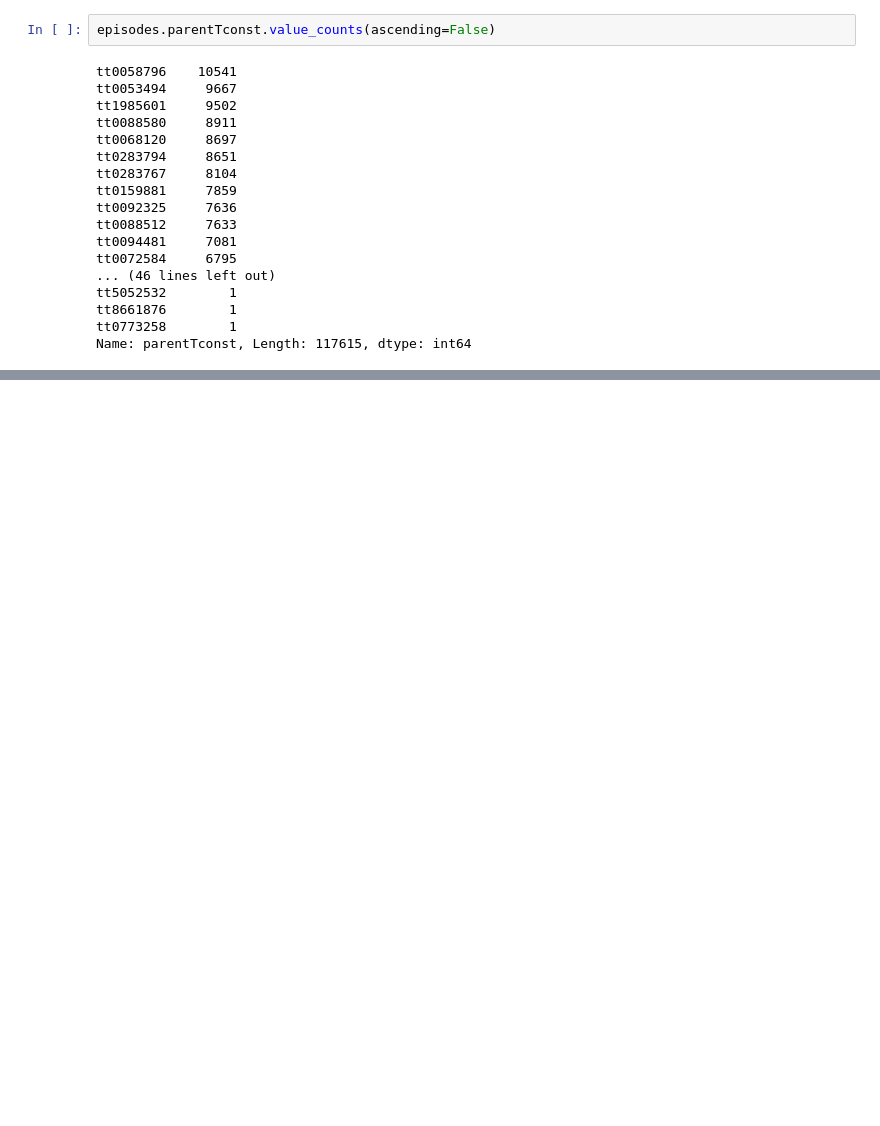
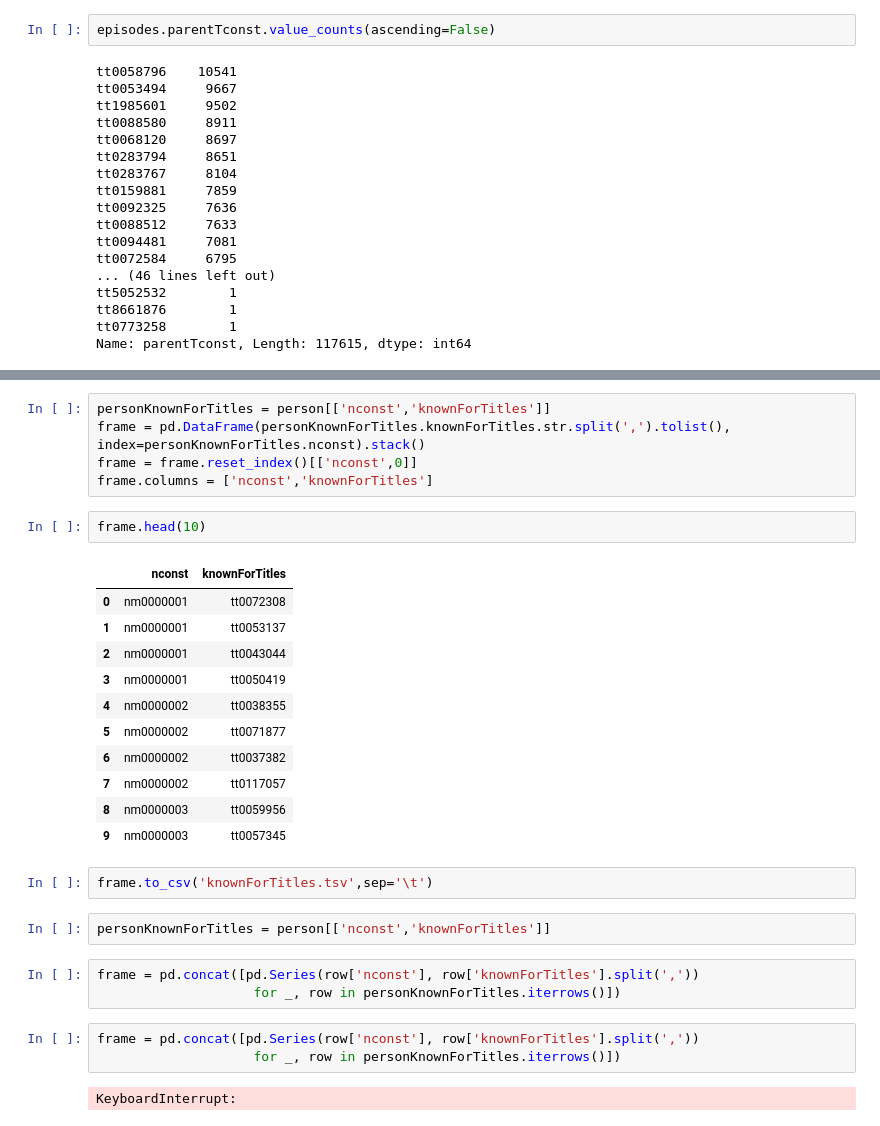
Before and after one commit to ketankokane94/CSCI_620_Data_Management_Project, a Jupyter notebook: dataAnalysisNotebook.ipynb, the cells around one changed output, grey strips where cells are left out. Cells and saved outputs as stored; diff of their text form; blank space fills up the shorter version.

Commit message:
added code to convert , seperated values in columns to rows

```diff
--- a/dataAnalysisNotebook.ipynb
+++ b/dataAnalysisNotebook.ipynb
@@ -453,0 +486,31 @@ Name: parentTconst, Length: 117615, dtype: int64
+# %%
+personKnownForTitles = person[['nconst','knownForTitles']]
+frame = pd.DataFrame(personKnownForTitles.knownForTitles.str.split(',').tolist(), index=personKnownForTitles.nconst).stack()
+frame = frame.reset_index()[['nconst',0]]
+frame.columns = ['nconst','knownForTitles']
+# %%
+frame.head(10)
+# %% [output]
+|  | nconst | knownForTitles |
+| 0 | nm0000001 | tt0072308 |
+| 1 | nm0000001 | tt0053137 |
+| 2 | nm0000001 | tt0043044 |
+| 3 | nm0000001 | tt0050419 |
+| 4 | nm0000002 | tt0038355 |
+| 5 | nm0000002 | tt0071877 |
+| 6 | nm0000002 | tt0037382 |
+| 7 | nm0000002 | tt0117057 |
+| 8 | nm0000003 | tt0059956 |
+| 9 | nm0000003 | tt0057345 |
+# %%
+frame.to_csv('knownForTitles.tsv',sep='\t')
+# %%
+personKnownForTitles = person[['nconst','knownForTitles']]
+# %%
+frame = pd.concat([pd.Series(row['nconst'], row['knownForTitles'].split(','))
+                    for _, row in personKnownForTitles.iterrows()])
+# %%
+frame = pd.concat([pd.Series(row['nconst'], row['knownForTitles'].split(','))
+                    for _, row in personKnownForTitles.iterrows()])
+# %% [output]
+KeyboardInterrupt:
```
Also changed, not shown: parts of 6 cells of this notebook, 1 other file.
